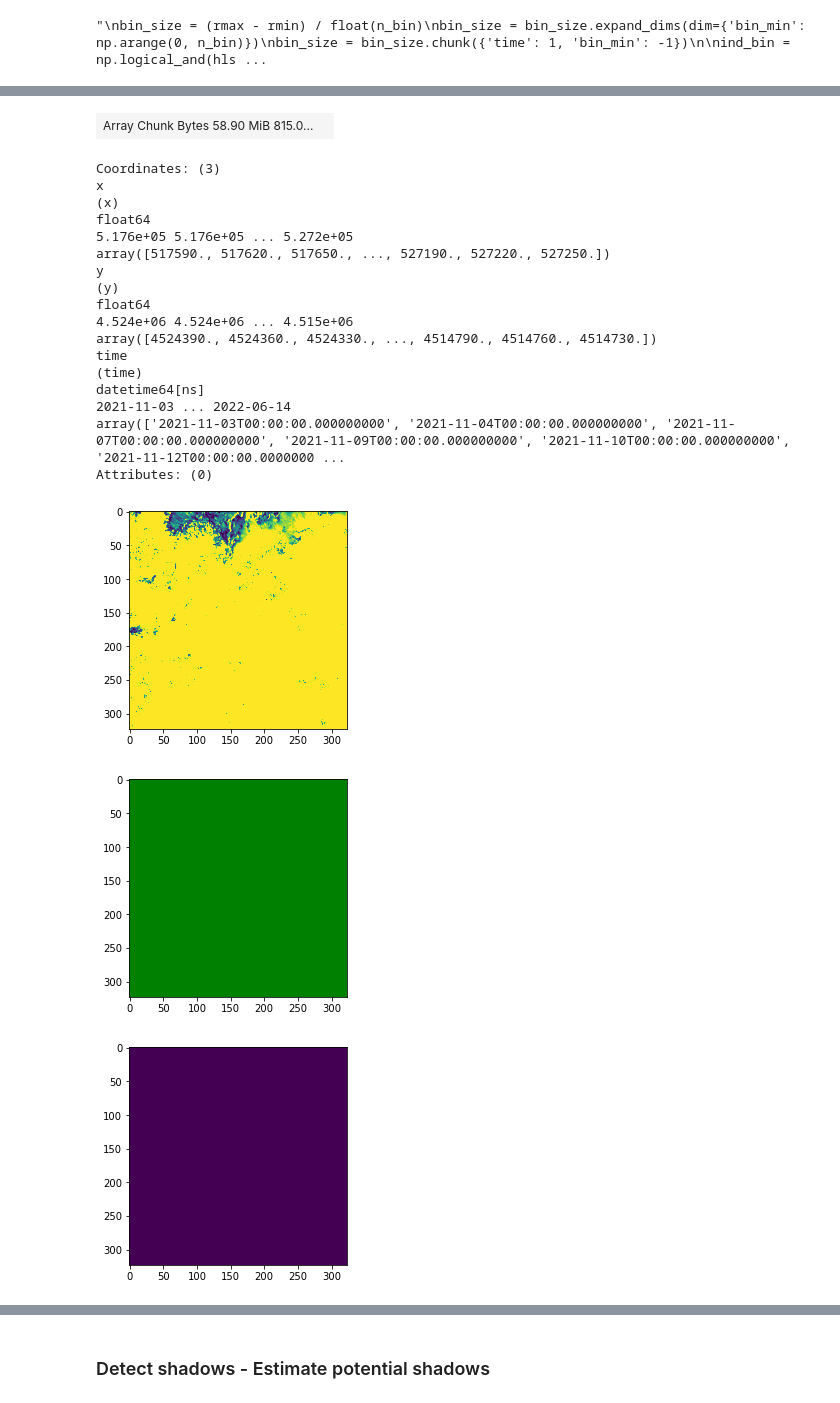
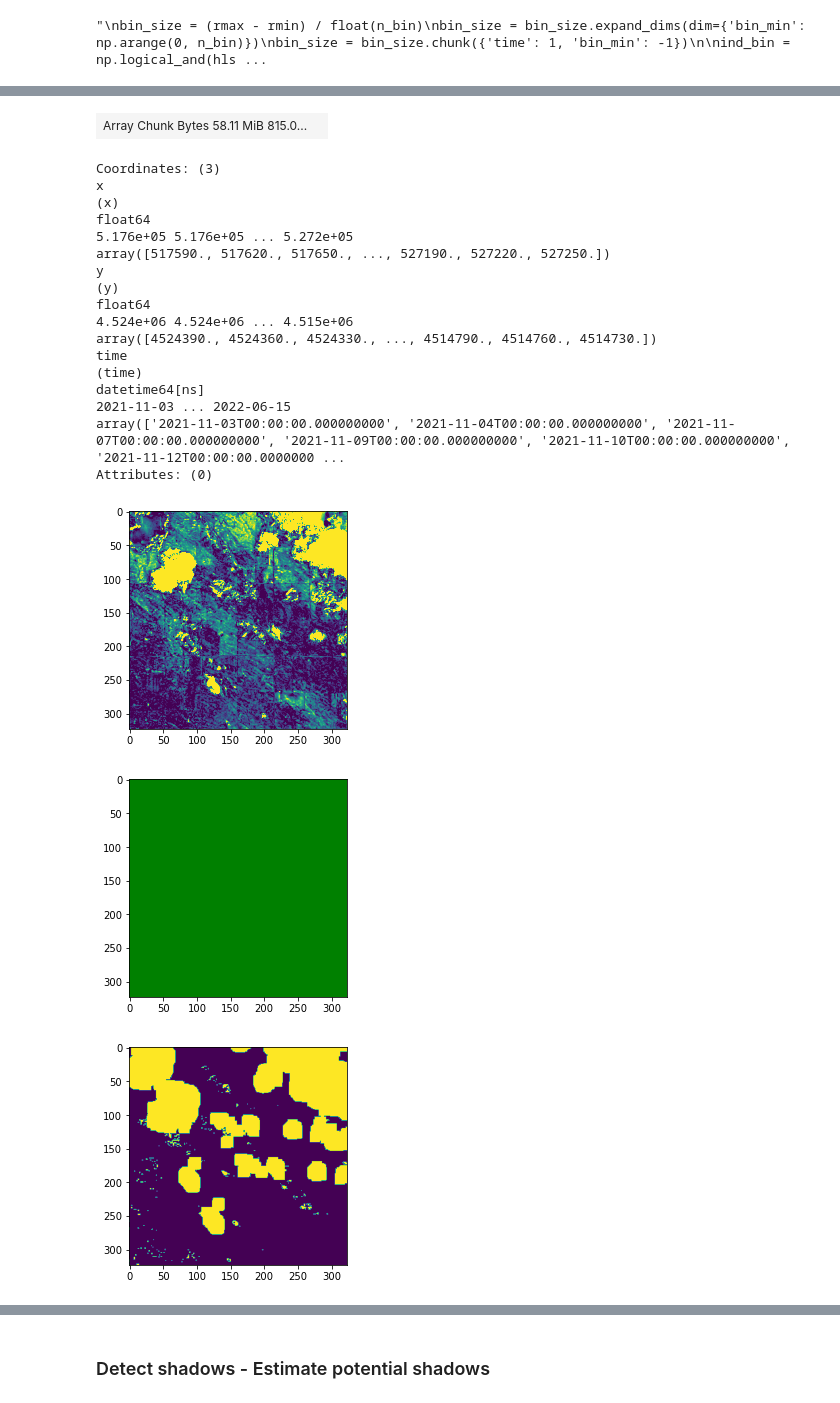
Before and after one commit to kearney-sp/hls_nrt, a Jupyter notebook: ATSA_in_prog.ipynb, the cells around one changed output, grey strips where cells are left out. Cells and saved outputs as stored; diff of their text form; code cells hidden in the pictures.

```diff
--- a/ATSA_in_prog.ipynb
+++ b/ATSA_in_prog.ipynb
@@ -133,6 +114,0 @@ Data variables:
-# %%
-water = mask_hls(hls_ds['FMASK'], mask_types=['water']).all(dim='time')
-snow =  mask_hls(hls_ds['FMASK'], mask_types=['snow'])
-cloud = mask_hls(hls_ds['FMASK'], mask_types=['cloud', 'cirrus', 'cloud_adj'])
-hls_mask = mask_hls(hls_ds['FMASK'], mask_types=['all'])
-hls_ds = hls_ds.where(snow == 0)
@@ -150,40 +155,6 @@ num_valid = np.logical_and(hls_ds['BLUE'].where(num_l > 0) >= rmin0,
 rmin = hls_ds['BLUE'].where(num_valid > 0).min(dim=['y', 'x']).compute()
 
 n_bin = 50
-"""
-bin_size = (rmax - rmin) / float(n_bin)
-bin_size = bin_size.expand_dims(dim={'bin_min': np.arange(0, n_bin)})
-bin_size = bin_size.chunk({'time': 1, 'bin_min': -1})
-
-ind_bin = np.logical_and(hls_ds['BLUE'] >= rmin + bin_size.bin_min * bin_size,
-                         hls_ds['BLUE'] < rmin + (bin_size.bin_min + 1) * bin_size)
-num_bin = ind_bin.sum(['y', 'x']).compute()
-
-x_bin = hls_ds['BLUE'].where(num_bin > 20).compute()
-y_bin = hls_ds['RED'].where(num_bin > 20).compute()
-ind_good = (y_bin <= y_bin.mean(dim=['y', 'x']) + 3.0 * y_bin.std(dim=['y', 'x']))
-num_good = ind_good.sum(dim=['y', 'x']).compute()
-
-x_bin = x_bin.where(ind_good).compute()
-y_bin = y_bin.where(ind_good).compute()
-
-order = y_bin.stack(z=['y', 'x']).argsort(axis=2)
-
-order = order.unstack('z')
-
-top_num = np.ceil(0.01 * num_good)
-top_num = top_num.where(top_num < 20, 20).compute()
-
-x_bin_select = x_bin.where(np.logical_and(order >= (num_good - top_num),
-                                          order < num_good)).compute()
-y_bin_select = y_bin.where(np.logical_and(order >= (num_good - top_num),
-                                          order < num_good)).compute()
-
-x_bin_select = x_bin_select.transpose('time', 'bin_min', 'y', 'x')
-y_bin_select = y_bin_select.transpose('time', 'bin_min', 'y', 'x')
-
-x_hot = x_bin_select.groupby('time').mean(['y', 'x'])#.chunk({'time': 1, 'bin_min': -1})
-y_hot = y_bin_select.groupby('time').mean(['y', 'x'])#.chunk({'time': 1, 'bin_min': -1})"""
 # %% [output]
 "\nbin_size = (rmax - rmin) / float(n_bin)\nbin_size = bin_size.expand_dims(dim={'bin_min': np.arange(0, n_bin)})\nbin_size = bin_size.chunk({'time': 1, 'bin_min': -1})\n\nind_bin = np.logical_and(hls ...
 # %%
@@ -338,10 +309,10 @@ mask = xr.where(hot_img.isnull(), 3, xr.ones_like(hot_img))
 hot_img = hot_img.fillna(0)
 # %%
 display(hot_img)
-t=44
+t=43
 show(hot_img.isel(time=t).values, vmin=10, vmax=100)
 show(mask.isel(time=t).values, cmap=cmap_mask, norm=norm_mask)
-show(water.values)
+show(hls_mask.isel(time=t).values)
 
 show([hls_ds.isel(time=t)['RED'].values/hls_ds.isel(time=t)['RED'].max().values,
      hls_ds.isel(time=t)['GREEN'].values/hls_ds.isel(time=t)['GREEN'].max().values,
@@ -353,25 +324,25 @@ time: 74
 y: 323
 x: 323
 dask.array<chunksize=(1, 323, 323), meta=np.ndarray>
-| Array Chunk Bytes 58.90 MiB 815.0... |  |
+| Array Chunk Bytes 58.11 MiB 815.0... |  |
 Coordinates: (3)
 x
 (x)
 float64
 5.176e+05 5.176e+05 ... 5.272e+05
 array([517590., 517620., 517650., ..., 527190., 527220., 527250.])
 y
 (y)
 float64
 4.524e+06 4.524e+06 ... 4.515e+06
 array([4524390., 4524360., 4524330., ..., 4514790., 4514760., 4514730.])
 time
 (time)
 datetime64[ns]
-2021-11-03 ... 2022-06-14
+2021-11-03 ... 2022-06-15
 array(['2021-11-03T00:00:00.000000000', '2021-11-04T00:00:00.000000000', '2021-11-07T00:00:00.000000000', '2021-11-09T00:00:00.000000000', '2021-11-10T00:00:00.000000000', '2021-11-12T00:00:00.0000000 ...
 Attributes: (0)
-[figure, old version]
+[figure, new version]
 [figure]
-[figure, old version]
+[figure, new version]
 Clipping input data to the valid range for imshow with RGB data ([0..1] for floats or [0..255] for integers).
```
Also changed, not shown: parts of 73 cells of this notebook, 6 other files.
